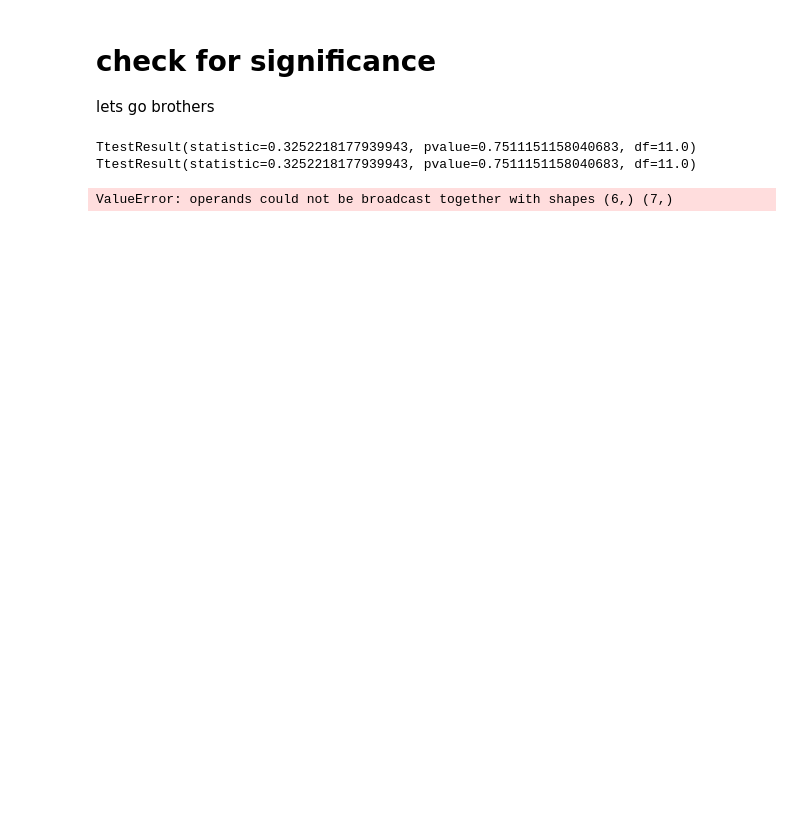
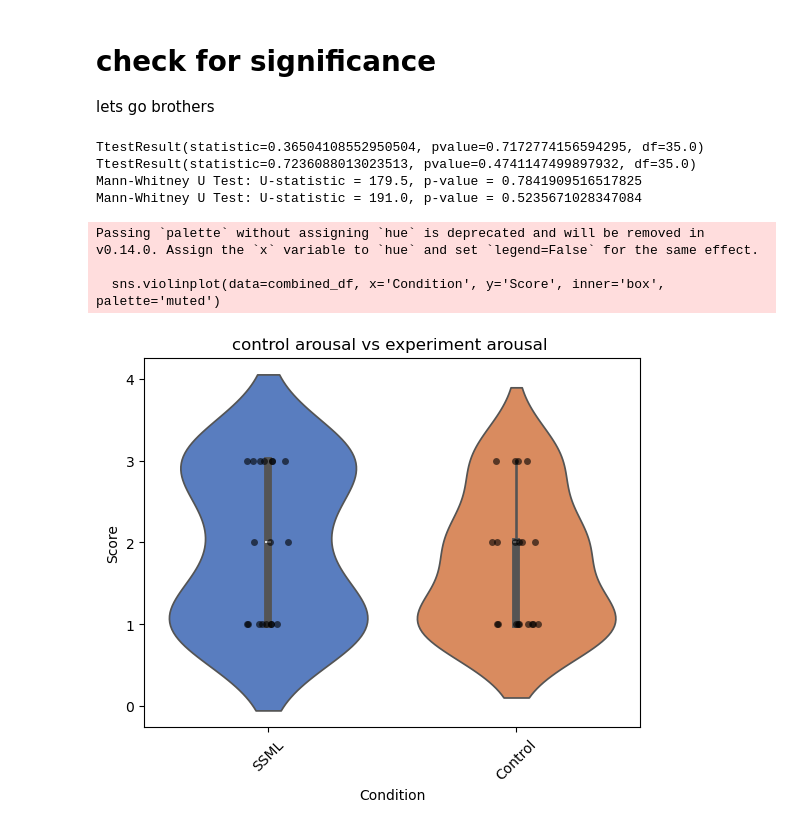
Before and after one commit to wiliam969/DD2413_Project, a Jupyter notebook: stats/main.ipynb, the cells around one changed output. Drawn from its saved outputs; the diff is of its cells as text; code cells hidden in the pictures; blank space fills up the shorter version.

Commit message:
updated statistics

```diff
--- a/stats/main.ipynb
+++ b/stats/main.ipynb
@@ -79,17 +79,48 @@ lets go brothers
 ssml_both = ttest_ind(ssml['valence'], control['valence'])
 print(ssml_both)
 
-ssml_both = ttest_ind(ssml['valence'], control['valence'])
+ssml_both = ttest_ind(ssml['arousal'], control['arousal'])
 print(ssml_both)
 
-#stat, p = wilcoxon(ssml['valence'], control['valence'])
+stat, p = wilcoxon(ssml['arousal'], control['arousal'])
+print(f"Wilcoxon Test Statistic: {stat}, p-value: {p}")
 
 # Mann-Whitney U Test (non-parametric, independent)
 u_stat, u_p = mannwhitneyu(ssml['valence'], control['valence'])
 print(f"Mann-Whitney U Test: U-statistic = {u_stat}, p-value = {u_p}")
 
-print(f"Wilcoxon Test Statistic: {stat}, p-value: {p}")
+u_stat, u_p = mannwhitneyu(ssml['arousal'], control['arousal'])
+print(f"Mann-Whitney U Test: U-statistic = {u_stat}, p-value = {u_p}")
 # %% [output]
-TtestResult(statistic=0.3252218177939943, pvalue=0.7511151158040683, df=11.0)
-TtestResult(statistic=0.3252218177939943, pvalue=0.7511151158040683, df=11.0)
+TtestResult(statistic=0.36504108552950504, pvalue=0.7172774156594295, df=35.0)
+TtestResult(statistic=0.7236088013023513, pvalue=0.4741147499897932, df=35.0)
+Mann-Whitney U Test: U-statistic = 179.5, p-value = 0.7841909516517825
+Mann-Whitney U Test: U-statistic = 191.0, p-value = 0.5235671028347084
-ValueError: operands could not be broadcast together with shapes (6,) (7,)
+# %%
+# Combine all DataFrames
+combined_df = pd.DataFrame({
+    'Score': ssml['arousal'].tolist() + control['arousal'].tolist(),
+    'Condition': ['SSML'] * len(ssml['arousal']) + ['Control'] * len(control['arousal'])
+})
+
+# Ensure the columns are named appropriately
+#combined_df = combined_df.rename(columns={combined_df.columns[0]: 'Score'})
+
+# Create a boxplot
+sns.violinplot(data=combined_df, x='Condition', y='Score', inner='box', palette='muted')
+
+
+# Add individual data points
+sns.stripplot(data=combined_df, x='Condition', y='Score', color='black', alpha=0.6, jitter=True)
+
+# Customize the plot
+plt.title('control arousal vs experiment arousal ')
+plt.xlabel('Condition')
+plt.ylabel('Score')
+plt.xticks(rotation=45)
+plt.show()
+# %% [output]
+Passing `palette` without assigning `hue` is deprecated and will be removed in v0.14.0. Assign the `x` variable to `hue` and set `legend=False` for the same effect.
+
+  sns.violinplot(data=combined_df, x='Condition', y='Score', inner='box', palette='muted')
+[figure, added]
```
Also changed, not shown: parts of 3 cells of this notebook, 5 other files.
